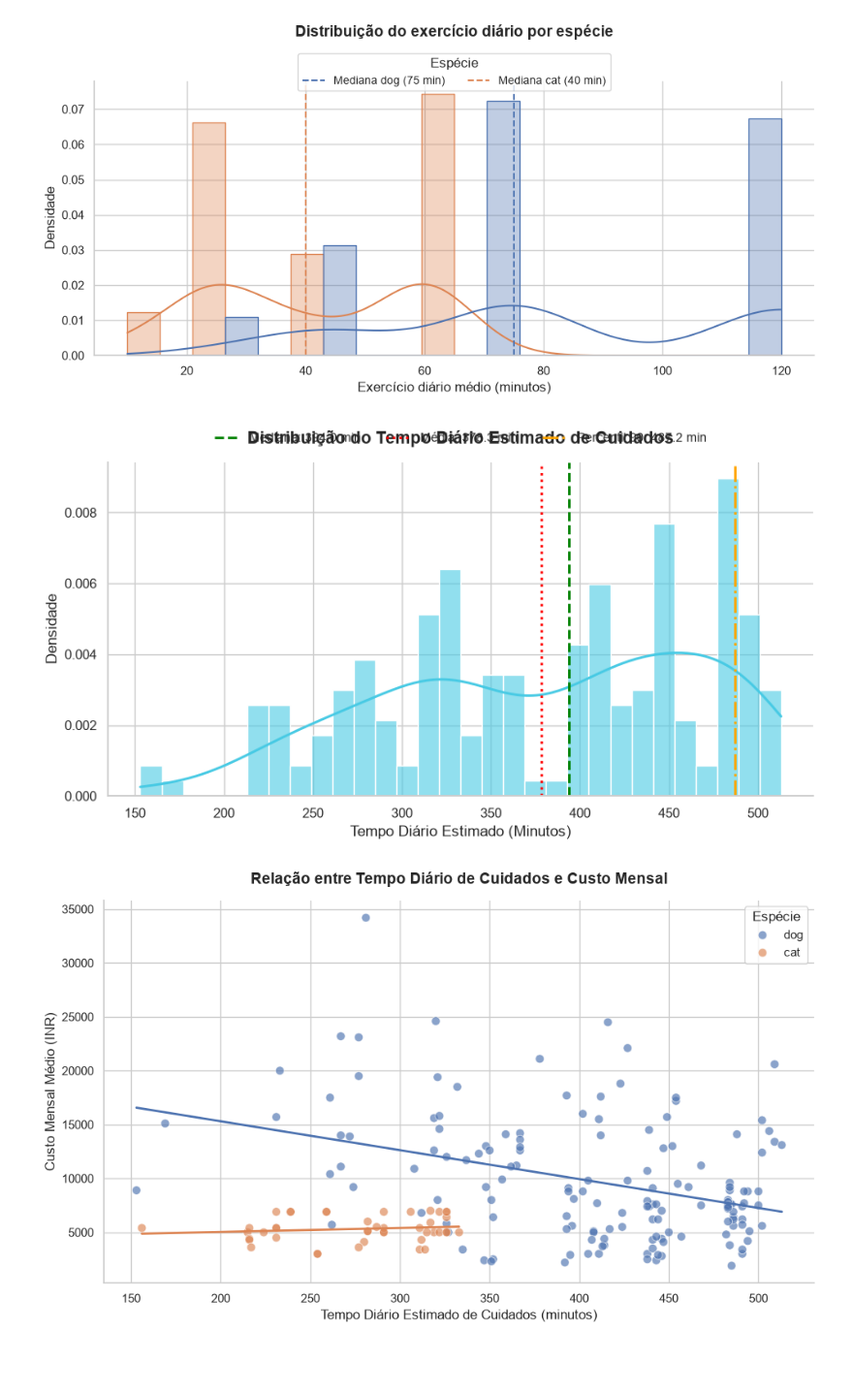
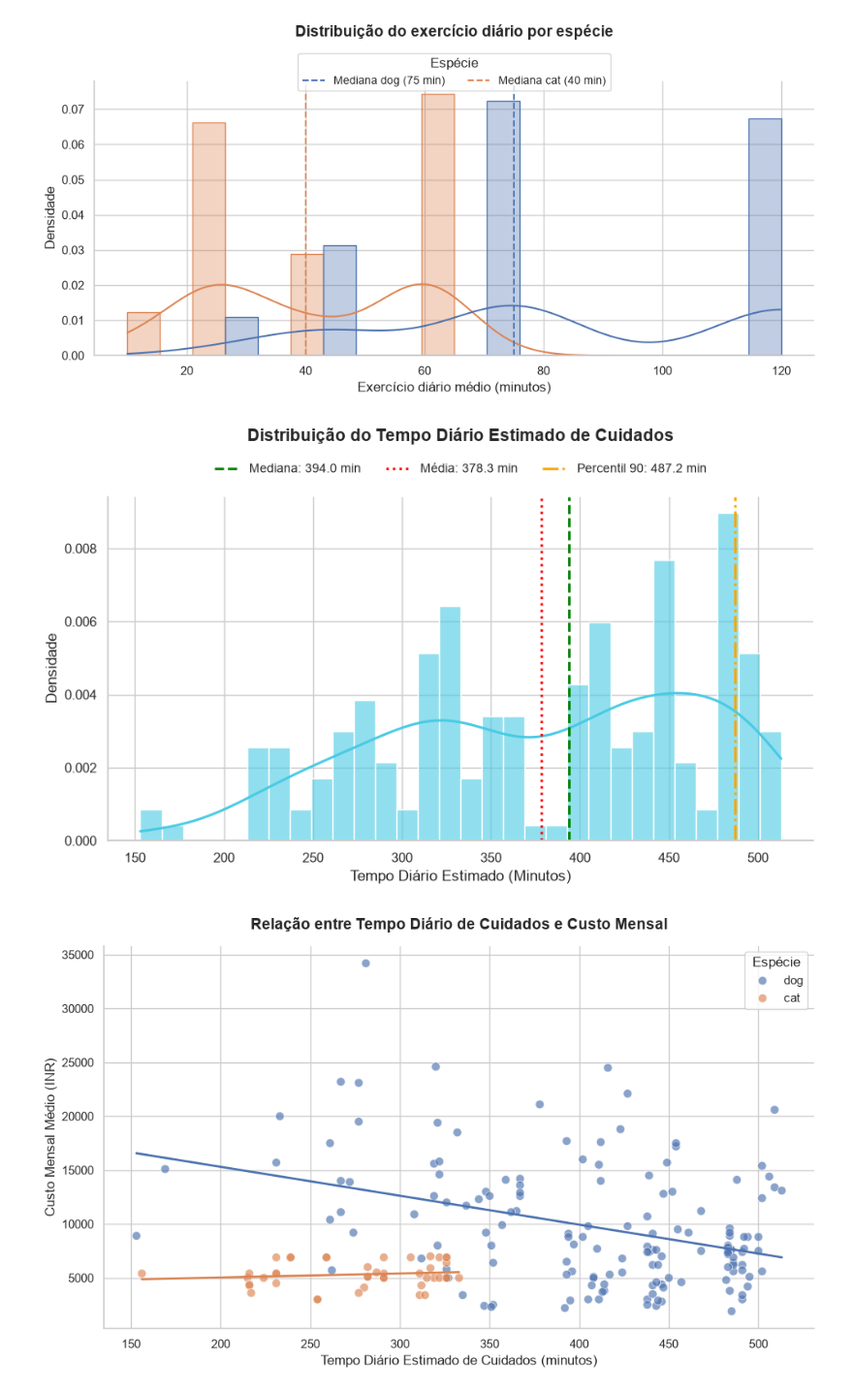
Before and after one commit to AdilsonPs/dog-cat-dashboard, a Jupyter notebook: Analise_Graf.ipynb, the cells around one changed output. Shown at 97% size. Saved outputs shown, nothing was run; the diff lists cells and outputs as text; code cells hidden in the pictures; blank space fills up the shorter version.

```diff
--- a/Analise_Graf.ipynb
+++ b/Analise_Graf.ipynb
@@ -209,7 +209,7 @@ media = df['estimated_daily_care_minutes'].mean()
 mediana = df['estimated_daily_care_minutes'].median()
 p90 = df['estimated_daily_care_minutes'].quantile(0.90)
 
-plt.figure(figsize=(9, 5))
+plt.figure(figsize=(9, 5.5))
 
 ax = sns.histplot(
     df['estimated_daily_care_minutes'],
@@ -228,36 +228,46 @@ plt.axvline(
     linewidth=2,
     label=f'Mediana: {mediana:.1f} min',
 )
 plt.axvline(
     media,
     color='red',
     linestyle=':',
     linewidth=2,
     label=f'Média: {media:.1f} min',
 )
 plt.axvline(
     p90,
     color='orange',
     linestyle='-.',
     linewidth=2,
     label=f'Percentil 90: {p90:.1f} min',
 )
 
+# 1. TÍTULO: pad=45 empurra o título para cima, criando o primeiro espaçamento
 plt.title(
     'Distribuição do Tempo Diário Estimado de Cuidados',
     fontsize=14,
     fontweight='bold',
-    pad=15,
+    pad=45,
 )
+
+# 2. LEGENDA: bbox_to_anchor=(0.5, 1.03) deixa um pequeno espaçamento acima do gráfico
+plt.legend(
+    loc='lower center',
+    bbox_to_anchor=(0.5, 1.03),
+    ncol=3,
+    frameon=False,
+    fontsize=10,
+)
+
 plt.xlabel('Tempo Diário Estimado (Minutos)', fontsize=12)
 plt.ylabel('Densidade', fontsize=12)
-plt.legend(loc='upper center', bbox_to_anchor=(0.5, 0.98), ncol=3, frameon=True)
 
 sns.despine()
 plt.tight_layout()
 plt.show()
 # %% [output]
-[figure, old version]
+[figure, new version]
 # %%
 fig, ax = plt.subplots(figsize=(10, 6))
 
```
Also changed, not shown: 2 other files.
